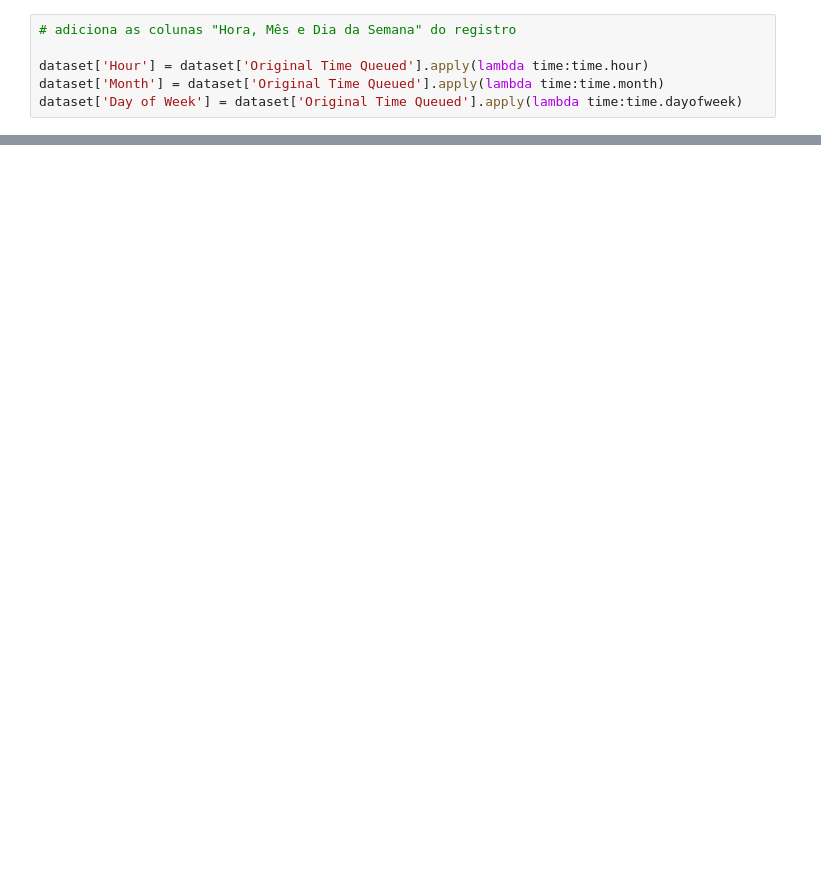
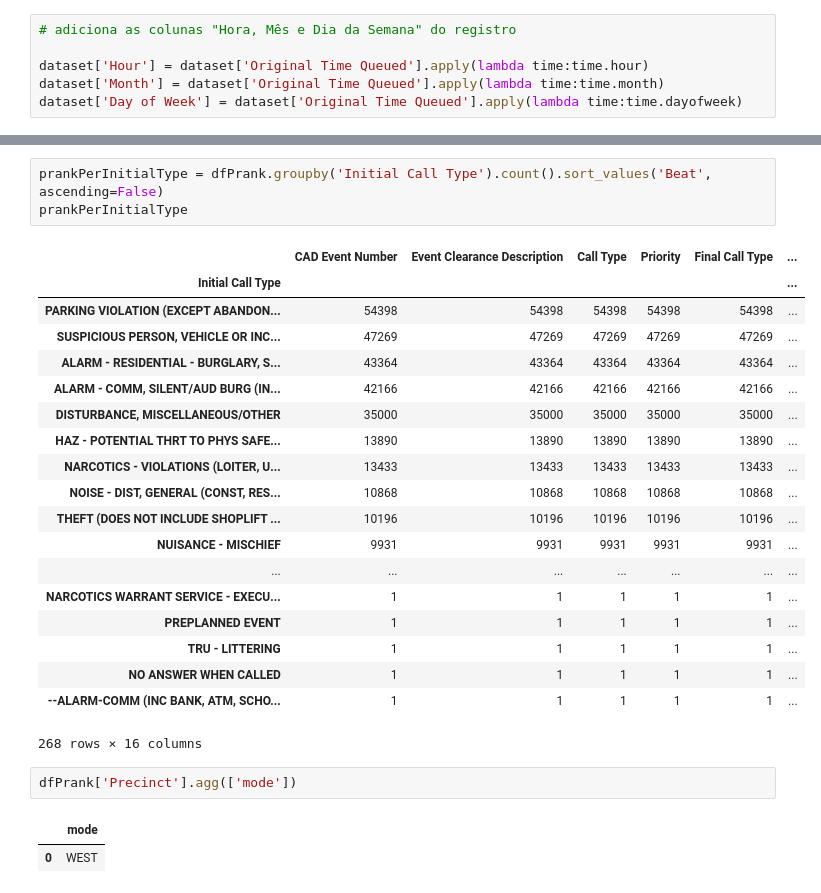
Before and after one commit to robertcristianoo/TCC, a Jupyter notebook: notebooks/analiseDB.ipynb, the cells around one changed output, grey strips where cells are left out. Saved outputs shown, nothing was run; the diff lists cells and outputs as text; blank space fills up the shorter version.

```diff
--- a/notebooks/analiseDB.ipynb
+++ b/notebooks/analiseDB.ipynb
@@ -165,0 +335,28 @@ ValueError: Could not interpret input 'Reason'
+# %%
+prankPerInitialType = dfPrank.groupby('Initial Call Type').count().sort_values('Beat', ascending=False)
+prankPerInitialType
+# %% [output]
+|  | CAD Event Number | Event Clearance Description | Call Type | Priority | Final Call Type | ... |
+| Initial Call Type |  |  |  |  |  | ... |
+| PARKING VIOLATION (EXCEPT ABANDON... | 54398 | 54398 | 54398 | 54398 | 54398 | ... |
+| SUSPICIOUS PERSON, VEHICLE OR INC... | 47269 | 47269 | 47269 | 47269 | 47269 | ... |
+| ALARM - RESIDENTIAL - BURGLARY, S... | 43364 | 43364 | 43364 | 43364 | 43364 | ... |
+| ALARM - COMM, SILENT/AUD BURG (IN... | 42166 | 42166 | 42166 | 42166 | 42166 | ... |
+| DISTURBANCE, MISCELLANEOUS/OTHER | 35000 | 35000 | 35000 | 35000 | 35000 | ... |
+| HAZ - POTENTIAL THRT TO PHYS SAFE... | 13890 | 13890 | 13890 | 13890 | 13890 | ... |
+| NARCOTICS - VIOLATIONS (LOITER, U... | 13433 | 13433 | 13433 | 13433 | 13433 | ... |
+| NOISE - DIST, GENERAL (CONST, RES... | 10868 | 10868 | 10868 | 10868 | 10868 | ... |
+| THEFT (DOES NOT INCLUDE SHOPLIFT ... | 10196 | 10196 | 10196 | 10196 | 10196 | ... |
+| NUISANCE - MISCHIEF | 9931 | 9931 | 9931 | 9931 | 9931 | ... |
+| ... | ... | ... | ... | ... | ... | ... |
+| NARCOTICS WARRANT SERVICE - EXECU... | 1 | 1 | 1 | 1 | 1 | ... |
+| PREPLANNED EVENT | 1 | 1 | 1 | 1 | 1 | ... |
+| TRU - LITTERING | 1 | 1 | 1 | 1 | 1 | ... |
+| NO ANSWER WHEN CALLED | 1 | 1 | 1 | 1 | 1 | ... |
+| --ALARM-COMM (INC BANK, ATM, SCHO... | 1 | 1 | 1 | 1 | 1 | ... |
+268 rows × 16 columns
+# %%
+dfPrank['Precinct'].agg(['mode'])
+# %% [output]
+|  | mode |
+| 0 | WEST |
```
Also changed, not shown: parts of 13 cells of this notebook, 1 other file.
